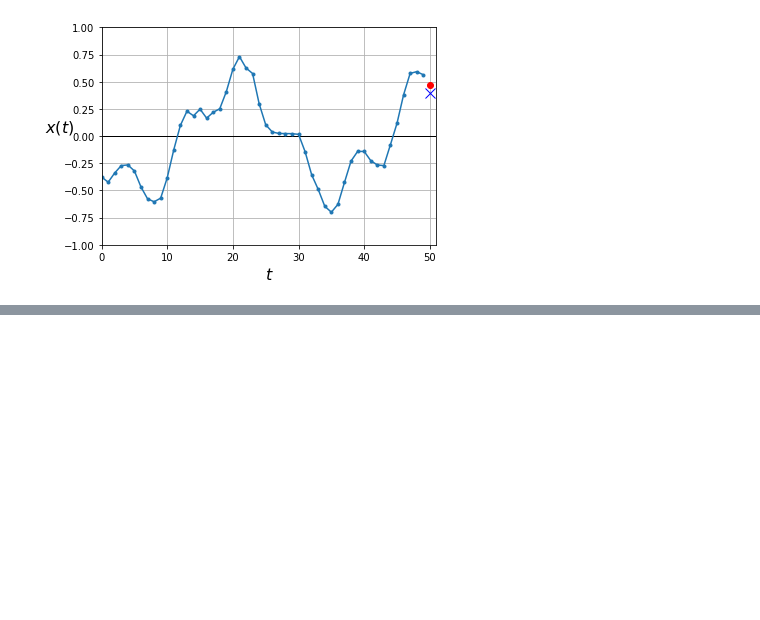
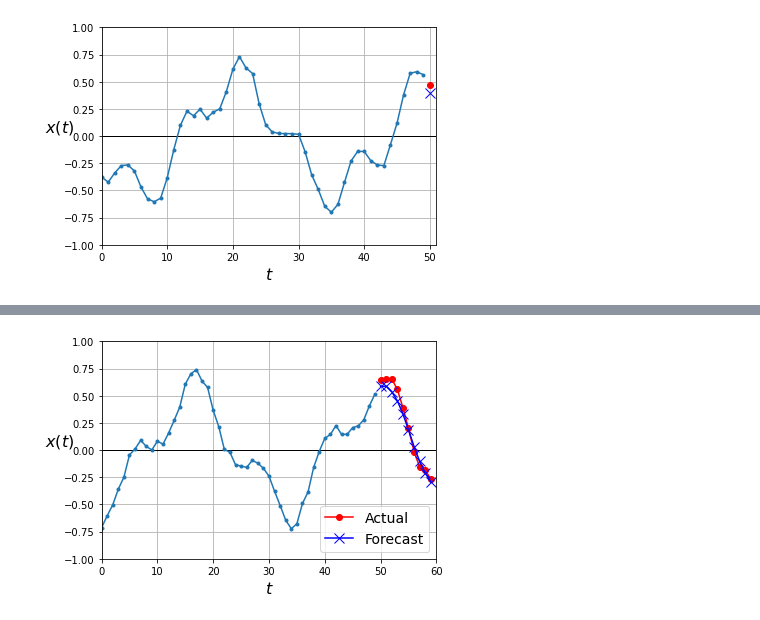
Before and after one commit to KimHS0915/hands-on-ml, a Jupyter notebook: 15/processing_sequences_using_rnns_and_cnns_1.ipynb, the cells around one changed output, grey strips where cells are left out. Cells and saved outputs as stored; diff of their text form; code cells hidden in the pictures; blank space fills up the shorter version.

```diff
--- a/15/processing_sequences_using_rnns_and_cnns_1.ipynb
+++ b/15/processing_sequences_using_rnns_and_cnns_1.ipynb
@@ -248,0 +408,22 @@ plt.show()
+# %%
+def last_time_step_mse(y_true, y_pred):
+    return keras.metrics.mean_squared_error(y_true[:, -1], y_pred[:, -1])
+# %%
+np.random.seed(42)
+tf.random.set_seed(42)
+
+model = keras.models.Sequential([
+    keras.layers.SimpleRNN(20, input_shape=[None, 1],
+                           return_sequences=True),
+    keras.layers.SimpleRNN(20, return_sequences=True),
+    keras.layers.TimeDistributed(keras.layers.Dense(10))
+])
+
+optimizer = keras.optimizers.Adam(learning_rate=0.01)
+
+model.compile(loss='mse',
+              optimizer=optimizer,
+              metrics=[last_time_step_mse])
+
+history = model.fit(x_train, y_train, epochs=20,
+                    validation_data=(x_valid, y_valid))
@@ -248,0 +448,11 @@ plt.show()
+# %%
+np.random.seed(43)
+
+series = generate_time_series(1, 50 + 10)
+x_new, y_new = series[:, :50, :], series[:, -10:, :]
+y_pred = model.predict(x_new)[:, -1][..., np.newaxis]
+# %%
+plot_multiple_forecast(x_new, y_new, y_pred)
+plt.show()
+# %% [output]
+[figure, added]
```
Also changed, not shown: parts of 21 cells of this notebook.
